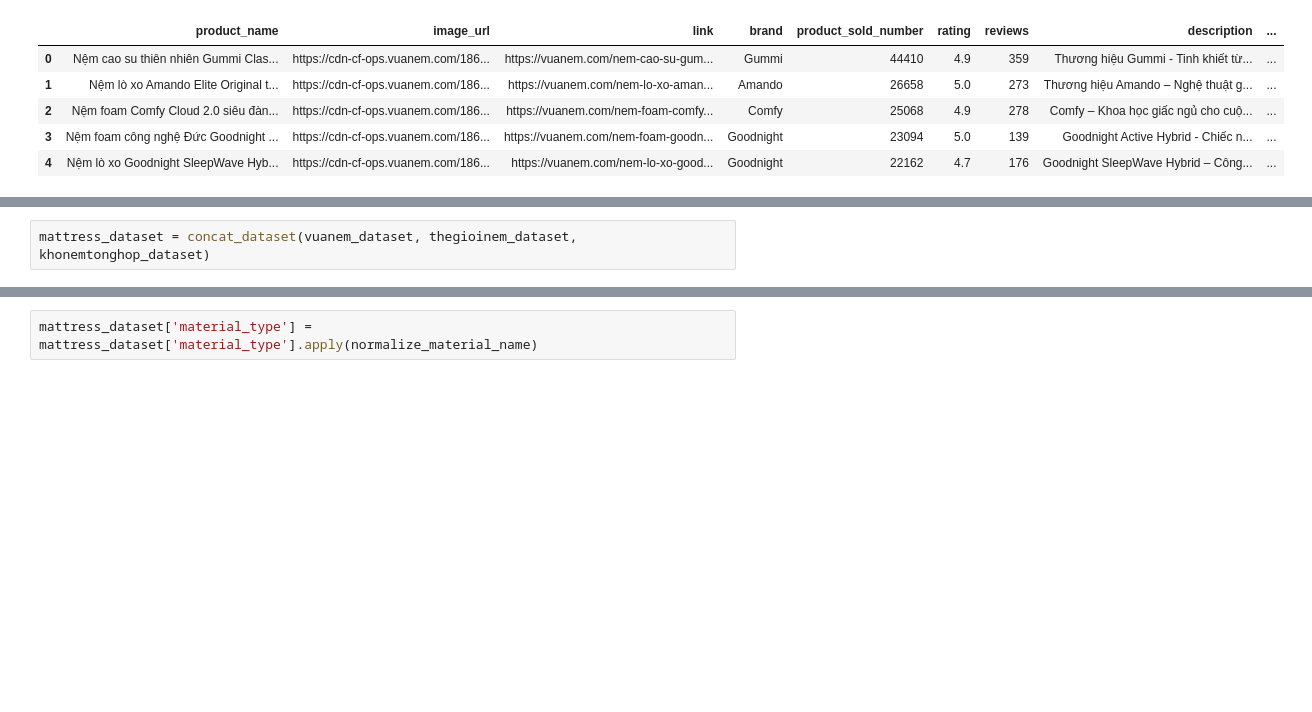
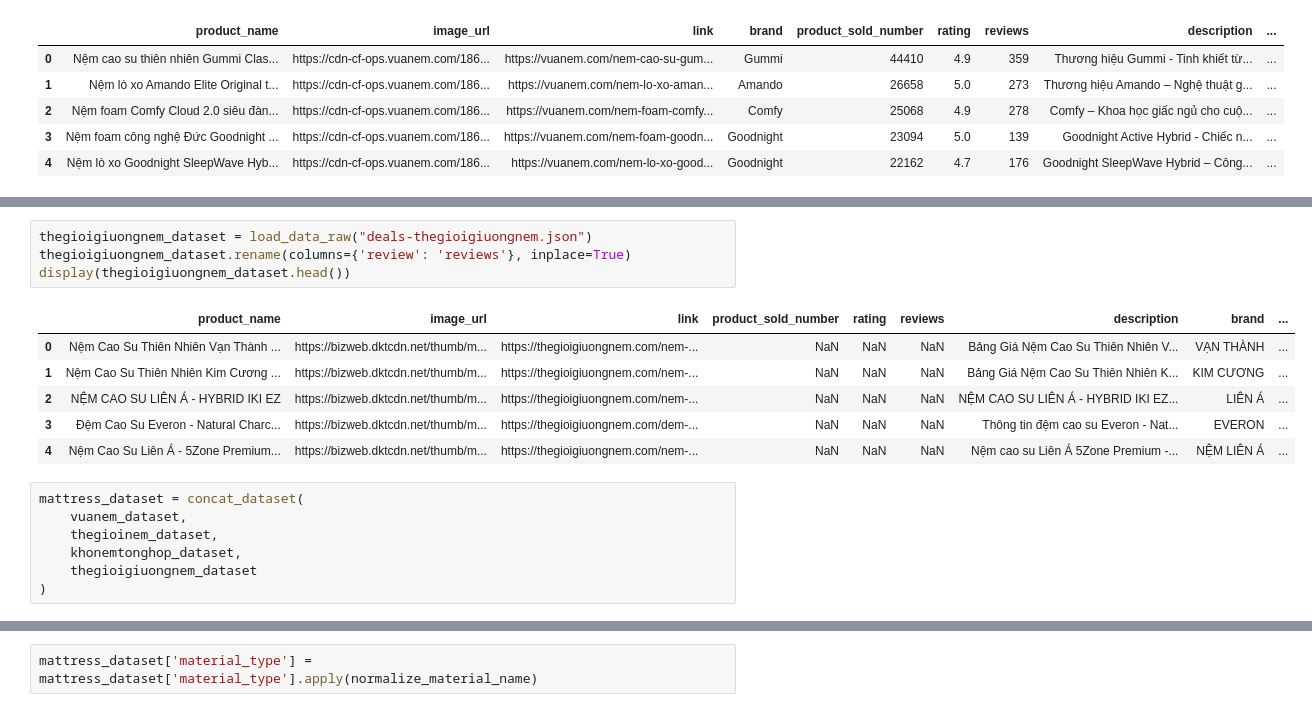
Before and after one commit to HuyyGiaa/mattress-recommender, a Jupyter notebook: notebooks/cleaning.ipynb, the cells around one changed output, grey strips where cells are left out. Drawn from its saved outputs; the diff is of its cells as text; blank space fills up the shorter version.

```diff
--- a/notebooks/cleaning.ipynb
+++ b/notebooks/cleaning.ipynb
@@ -40,8 +40,24 @@ display(thegioinem_dataset.head())
 | 2 | Nệm cao su thiên nhiên TATANA Sta... | https://thegioinem.com/upload/thu... | https://thegioinem.com/nem-cao-su... | 675 | 5.0 | 197 | FEEDBACK CỦA KHÁCH HÀNG\nKHI TRẢI... | TATANA | ... |
 | 3 | Nệm cao su thiên nhiên Vạn Thành ... | https://thegioinem.com/upload/thu... | https://thegioinem.com/nem-cao-su... | 4500 | 5.0 | 88 | Nệm cao su Vạn Thành Standard là ... | Vạn Thành | ... |
 | 4 | Nệm cao su thiên nhiên Vạn Thành ... | https://thegioinem.com/upload/thu... | https://thegioinem.com/nem-cao-su... | 3300 | 5.0 | 99 | Nệm cao su Vạn Thành Unique được ... | Vạn Thành | ... |
+# %%
+thegioigiuongnem_dataset = load_data_raw("deals-thegioigiuongnem.json")
+thegioigiuongnem_dataset.rename(columns={'review': 'reviews'}, inplace=True)
+display(thegioigiuongnem_dataset.head())
+# %% [output]
+|  | product_name | image_url | link | product_sold_number | rating | reviews | description | brand | ... |
+| 0 | Nệm Cao Su Thiên Nhiên Vạn Thành ... | https://bizweb.dktcdn.net/thumb/m... | https://thegioigiuongnem.com/nem-... | NaN | NaN | NaN | Bảng Giá Nệm Cao Su Thiên Nhiên V... | VẠN THÀNH | ... |
+| 1 | Nệm Cao Su Thiên Nhiên Kim Cương ... | https://bizweb.dktcdn.net/thumb/m... | https://thegioigiuongnem.com/nem-... | NaN | NaN | NaN | Bảng Giá Nệm Cao Su Thiên Nhiên K... | KIM CƯƠNG | ... |
+| 2 | NỆM CAO SU LIÊN Á - HYBRID IKI EZ | https://bizweb.dktcdn.net/thumb/m... | https://thegioigiuongnem.com/nem-... | NaN | NaN | NaN | NỆM CAO SU LIÊN Á - HYBRID IKI EZ... | LIÊN Á | ... |
+| 3 | Đệm Cao Su Everon - Natural Charc... | https://bizweb.dktcdn.net/thumb/m... | https://thegioigiuongnem.com/dem-... | NaN | NaN | NaN | Thông tin đệm cao su Everon - Nat... | EVERON | ... |
+| 4 | Nệm Cao Su Liên Á - 5Zone Premium... | https://bizweb.dktcdn.net/thumb/m... | https://thegioigiuongnem.com/nem-... | NaN | NaN | NaN | Nệm cao su Liên Á 5Zone Premium -... | NỆM LIÊN Á | ... |
 # %%
-mattress_dataset = concat_dataset(vuanem_dataset, thegioinem_dataset, khonemtonghop_dataset)
+mattress_dataset = concat_dataset(
+    vuanem_dataset,
+    thegioinem_dataset,
+    khonemtonghop_dataset,
+    thegioigiuongnem_dataset
+)
 # %%
 display(mattress_dataset.head())
 # %% [output]
```
Also changed, not shown: parts of 27 cells of this notebook, 1 other file.
